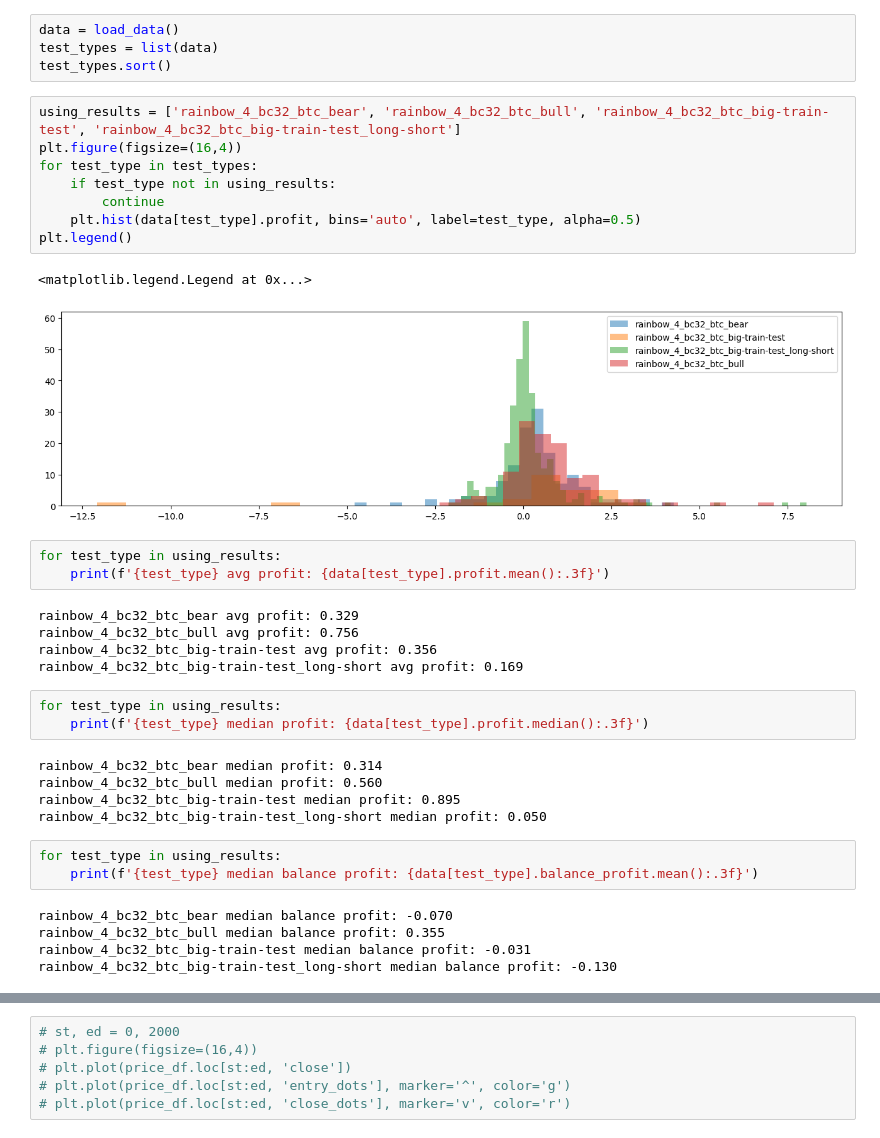
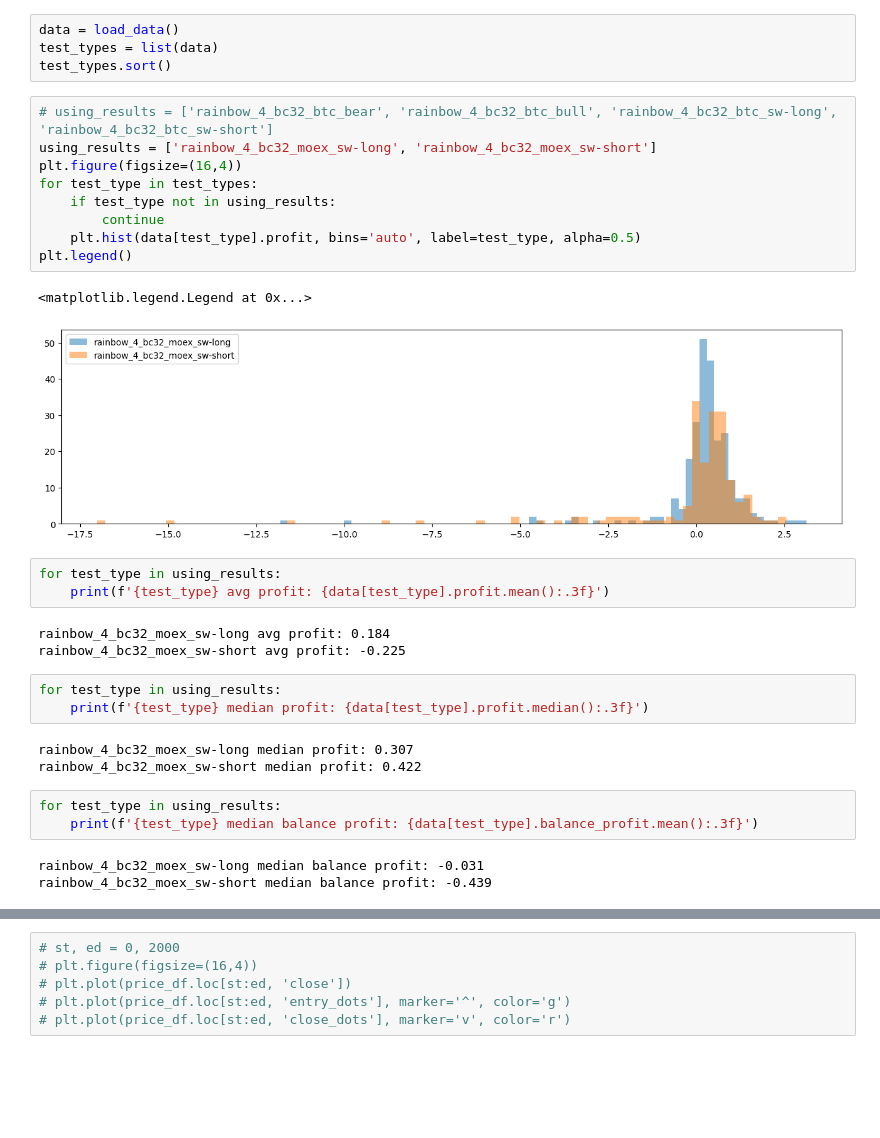
Before and after one commit to NLZer0/DQN_trading_bot, a Jupyter notebook: result_analyze.ipynb, the cells around one changed output, grey strips where cells are left out. Cells and saved outputs as stored; diff of their text form; blank space fills up the shorter version.

Commit message:
split long and short train

```diff
--- a/result_analyze.ipynb
+++ b/result_analyze.ipynb
@@ -31,38 +39,33 @@ data = load_data()
 test_types = list(data)
 test_types.sort()
 # %%
-using_results = ['rainbow_4_bc32_btc_bear', 'rainbow_4_bc32_btc_bull', 'rainbow_4_bc32_btc_big-train-test', 'rainbow_4_bc32_btc_big-train-test_long-short']
+# using_results = ['rainbow_4_bc32_btc_bear', 'rainbow_4_bc32_btc_bull', 'rainbow_4_bc32_btc_sw-long', 'rainbow_4_bc32_btc_sw-short']
+using_results = ['rainbow_4_bc32_moex_sw-long', 'rainbow_4_bc32_moex_sw-short']
 plt.figure(figsize=(16,4))
 for test_type in test_types:
     if test_type not in using_results:
         continue
     plt.hist(data[test_type].profit, bins='auto', label=test_type, alpha=0.5)
 plt.legend()
 # %% [output]
 <matplotlib.legend.Legend at 0x...>
-[figure, old version]
+[figure, new version]
 # %%
 for test_type in using_results:
     print(f'{test_type} avg profit: {data[test_type].profit.mean():.3f}')
 # %% [output]
-rainbow_4_bc32_btc_bear avg profit: 0.329
-rainbow_4_bc32_btc_bull avg profit: 0.756
-rainbow_4_bc32_btc_big-train-test avg profit: 0.356
-rainbow_4_bc32_btc_big-train-test_long-short avg profit: 0.169
+rainbow_4_bc32_moex_sw-long avg profit: 0.184
+rainbow_4_bc32_moex_sw-short avg profit: -0.225
 # %%
 for test_type in using_results:
     print(f'{test_type} median profit: {data[test_type].profit.median():.3f}')
 # %% [output]
-rainbow_4_bc32_btc_bear median profit: 0.314
-rainbow_4_bc32_btc_bull median profit: 0.560
-rainbow_4_bc32_btc_big-train-test median profit: 0.895
-rainbow_4_bc32_btc_big-train-test_long-short median profit: 0.050
+rainbow_4_bc32_moex_sw-long median profit: 0.307
+rainbow_4_bc32_moex_sw-short median profit: 0.422
 # %%
 for test_type in using_results:
     print(f'{test_type} median balance profit: {data[test_type].balance_profit.mean():.3f}')
 # %% [output]
-rainbow_4_bc32_btc_bear median balance profit: -0.070
-rainbow_4_bc32_btc_bull median balance profit: 0.355
-rainbow_4_bc32_btc_big-train-test median balance profit: -0.031
-rainbow_4_bc32_btc_big-train-test_long-short median balance profit: -0.130
+rainbow_4_bc32_moex_sw-long median balance profit: -0.031
+rainbow_4_bc32_moex_sw-short median balance profit: -0.439
 # %%
```
Also changed, not shown: parts of 15 cells of this notebook, 17 other files.
